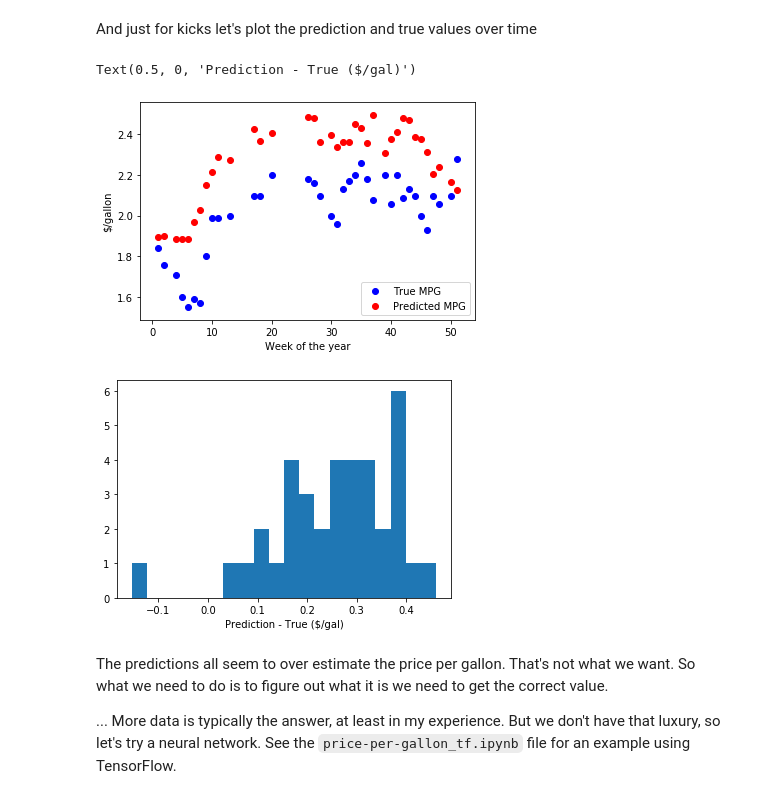
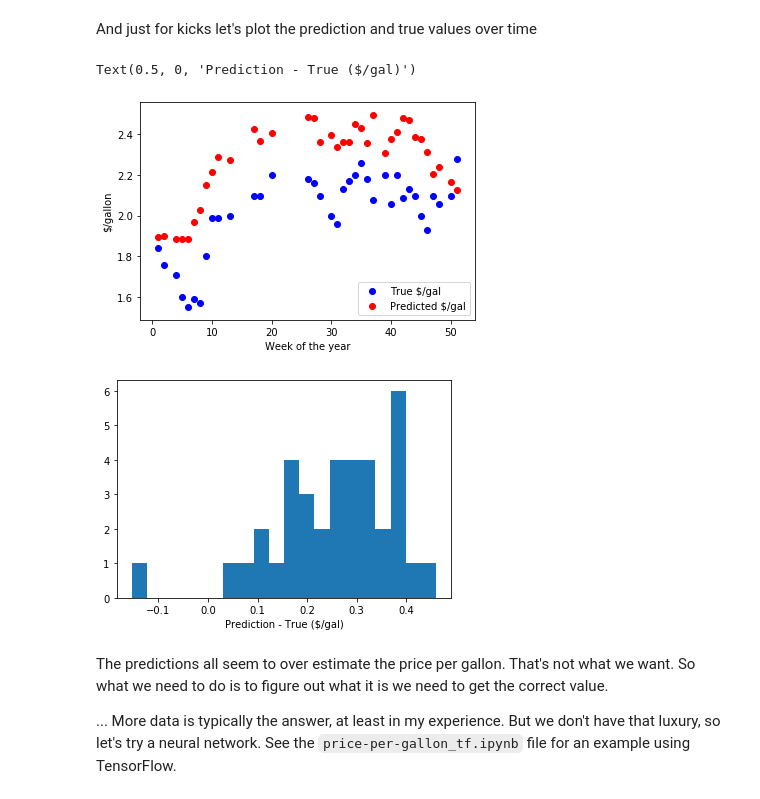
Before and after one commit to Jvinniec/fuel_economy, a Jupyter notebook: price_per_gallon/price-per-gallon_skl.ipynb, the cells around one changed output. Cells and saved outputs as stored; diff of their text form; code cells hidden in the pictures.

Commit message:
Update notebooks for price-per-gallon predictions

```diff
--- a/price_per_gallon/price-per-gallon_skl.ipynb
+++ b/price_per_gallon/price-per-gallon_skl.ipynb
@@ -114,19 +100,19 @@ Perfect fit: Black
 And just for kicks let's plot the prediction and true values over time
 # %%
 plt.figure()
-plt.scatter(test_x.Week, test_y, color='blue', label='True MPG')
-plt.scatter(test_x.Week, price_preds, color='red', label='Predicted MPG')
+plt.scatter(test_x.Week, test_y, color='blue', label='True $/gal')
+plt.scatter(test_x.Week, price_preds, color='red', label='Predicted $/gal')
 plt.xlabel('Week of the year')
 plt.ylabel('$/gallon')
 leg = plt.legend()
 
 plt.figure()
 error = price_preds - test_y
 plt.hist(error, bins=20)
 plt.xlabel('Prediction - True ($/gal)')
 # %% [output]
 Text(0.5, 0, 'Prediction - True ($/gal)')
-[figure, old version]
+[figure, new version]
 [figure]
 # %% [markdown]
 The predictions all seem to over estimate the price per gallon. That's not what we want. So what we need to do is to figure out what it is we need to get the correct value.
```
Also changed, not shown: parts of 3 cells of this notebook, 1 other file.
